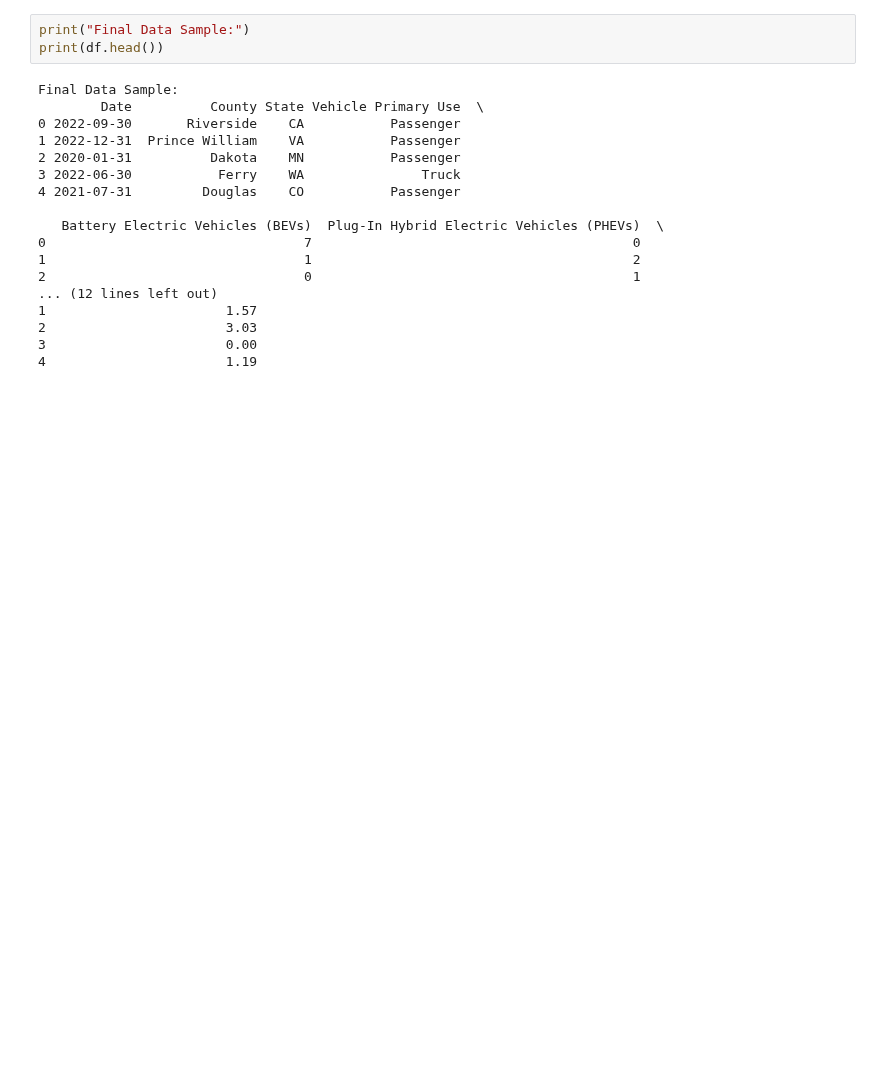
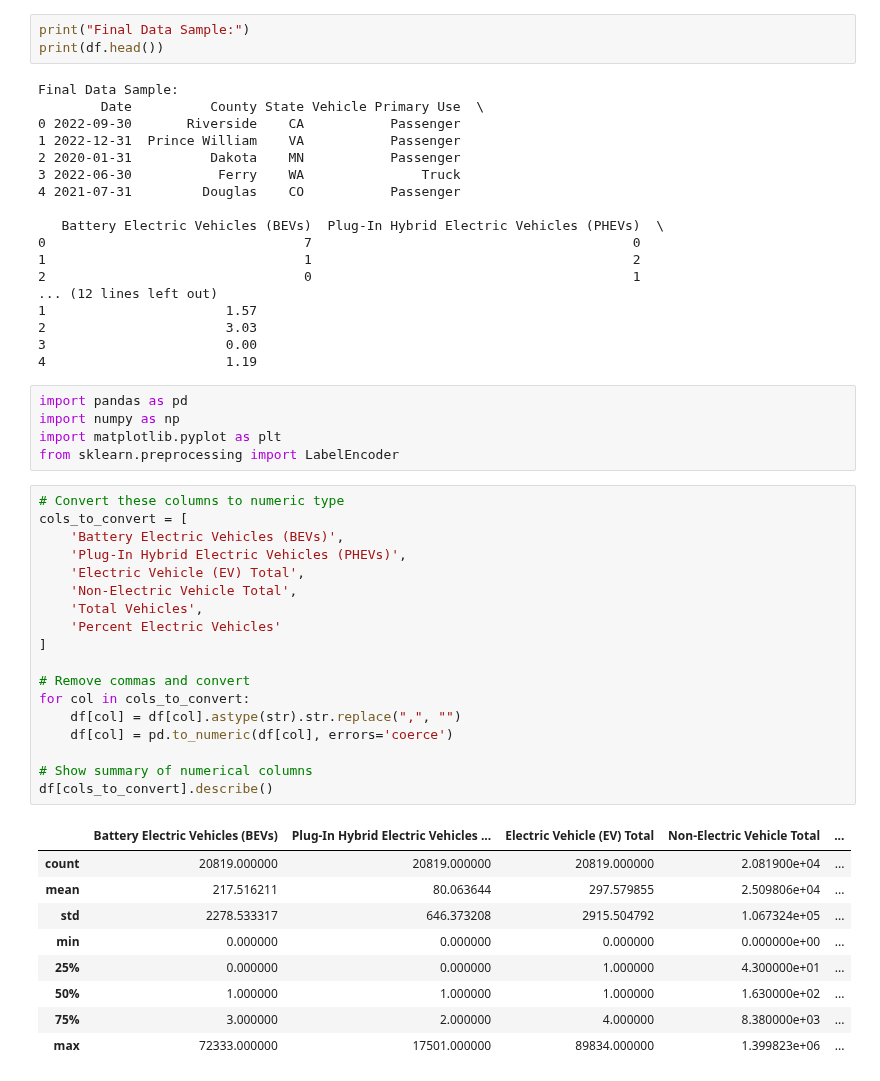
Before and after one commit to Siva1729-lila/Ev_vehicle_demand, a Jupyter notebook: EV_ADAPTION.ipynb, the cells around one changed output. Cells and saved outputs as stored; diff of their text form; blank space fills up the shorter version.

```diff
--- a/EV_ADAPTION.ipynb
+++ b/EV_ADAPTION.ipynb
@@ -122,3 +122,36 @@ Final Data Sample:
 2                       3.03
 3                       0.00
 4                       1.19
+# %%
+import pandas as pd
+import numpy as np
+import matplotlib.pyplot as plt
+from sklearn.preprocessing import LabelEncoder
+# %%
+# Convert these columns to numeric type
+cols_to_convert = [
+    'Battery Electric Vehicles (BEVs)',
+    'Plug-In Hybrid Electric Vehicles (PHEVs)',
+    'Electric Vehicle (EV) Total',
+    'Non-Electric Vehicle Total',
+    'Total Vehicles',
+    'Percent Electric Vehicles'
+]
+
+# Remove commas and convert
+for col in cols_to_convert:
+    df[col] = df[col].astype(str).str.replace(",", "")
+    df[col] = pd.to_numeric(df[col], errors='coerce')
+
+# Show summary of numerical columns
+df[cols_to_convert].describe()
+# %% [output]
+|  | Battery Electric Vehicles (BEVs) | Plug-In Hybrid Electric Vehicles ... | Electric Vehicle (EV) Total | Non-Electric Vehicle Total | ... |
+| count | 20819.000000 | 20819.000000 | 20819.000000 | 2.081900e+04 | ... |
+| mean | 217.516211 | 80.063644 | 297.579855 | 2.509806e+04 | ... |
+| std | 2278.533317 | 646.373208 | 2915.504792 | 1.067324e+05 | ... |
+| min | 0.000000 | 0.000000 | 0.000000 | 0.000000e+00 | ... |
+| 25% | 0.000000 | 0.000000 | 1.000000 | 4.300000e+01 | ... |
+| 50% | 1.000000 | 1.000000 | 1.000000 | 1.630000e+02 | ... |
+| 75% | 3.000000 | 2.000000 | 4.000000 | 8.380000e+03 | ... |
+| max | 72333.000000 | 17501.000000 | 89834.000000 | 1.399823e+06 | ... |
```
Also changed, not shown: parts of 19 cells of this notebook.
